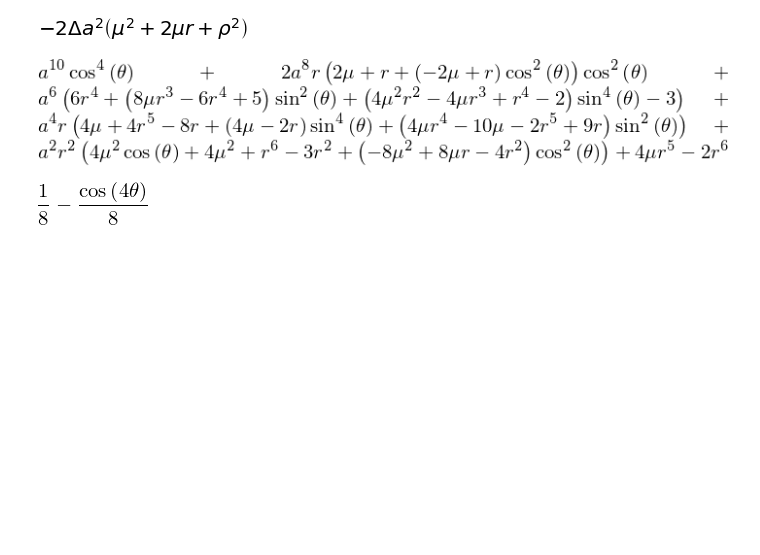
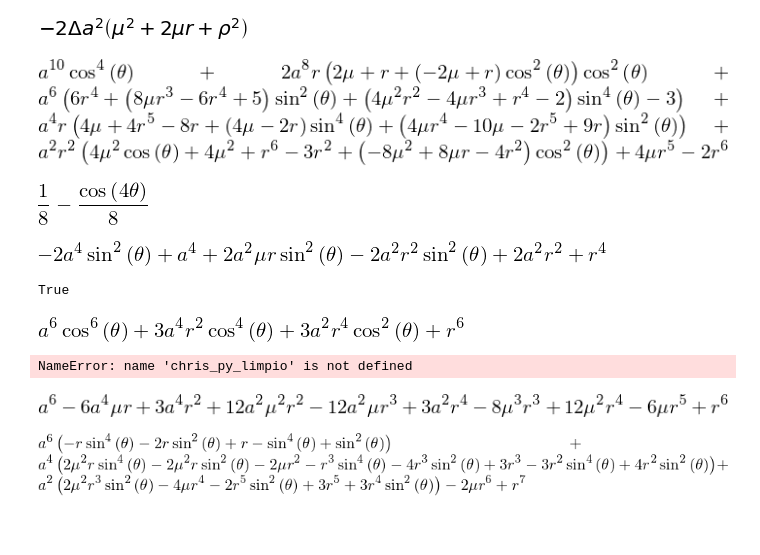
Before and after one commit to ER-Franco/TOPICOS_II, a Jupyter notebook: kerr_prueba.ipynb, the cells around one changed output. Drawn from its saved outputs; the diff is of its cells as text; code cells hidden in the pictures; blank space fills up the shorter version.

```diff
--- a/kerr_prueba.ipynb
+++ b/kerr_prueba.ipynb
@@ -160,0 +161,26 @@ subsx(sp.factor(E_sq*D - a**2*(E_sq - 4*u**2*r**2)*(sp.sin(th))**2))
+# %%
+sp.simplify(sp.expand(rho_sq*(a**2 + r**2) - a**2*D*sp.sin(th)**2))
+# %% [output]
+[figure, added]
+# %%
+x == sp.expand(rho_sq**2 + 2*a**2*u*r*sp.sin(th)**2)
+# %% [output]
+True
+# %%
+sp.expand(rho_sq**3)
+# %% [output]
+[figure, added]
+# %%
+chris_py_limpio[1, 3, 3]
+# %% [output]
+NameError: name 'chris_py_limpio' is not defined
+# %%
+sp.expand(D**3)
+# %% [output]
+[figure, added]
+# %%
+sp.collect(sp.expand(-(a**6*r + a**4*r**3)*sp.sin(th)**4 - 2*(a**6*r + 2*a**4*r**3 + a**2*r**5)*sp.sin(th)**2 + 2*(a**4*r*sp.sin(th)**4 - (a**4*r - a**2*r**3)*sp.sin(th)**2)*u**2 + (a**6*r + 3*a**4*r**3 + 3*a**2*r**5 + r**7) - ((a**6 + 3*a**4*r**2)*sp.sin(th)**4 - (a**6 + 4*a**4*r**2 + 3*a**2*r**4)*sp.sin(th)**2 + 2*(a**4*r**2 + 2*a**2*r**4 + r**6)*u)), a)
+# %% [output]
+[figure, added]
+# %% [markdown]
+######
```
Also changed, not shown: parts of 2 cells of this notebook, 25 other files.
